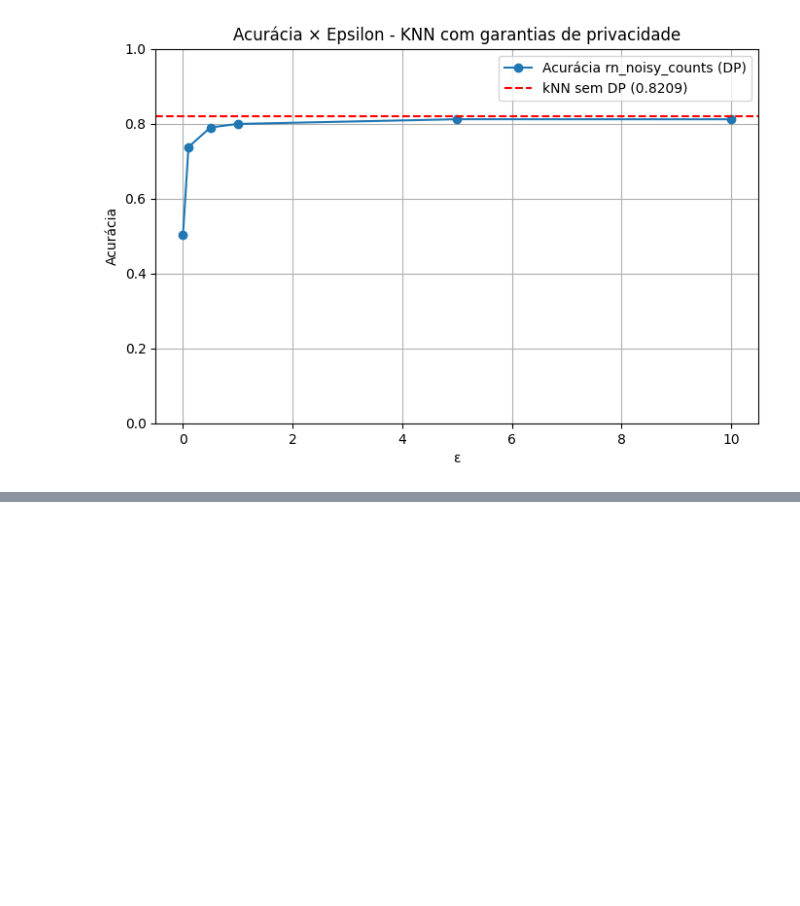
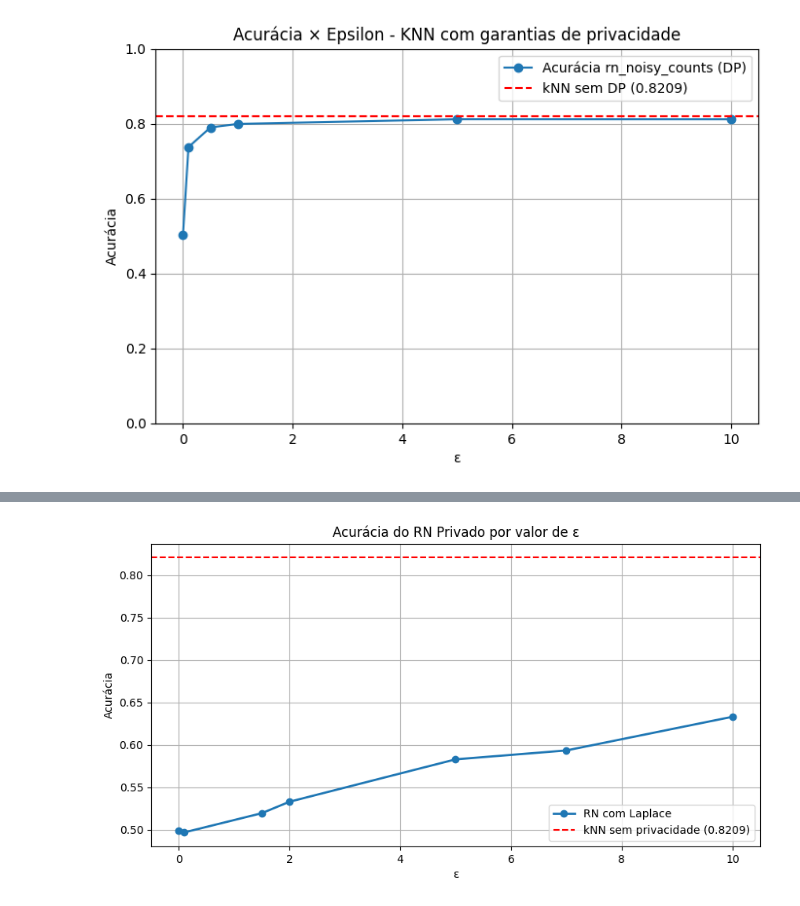
Before and after one commit to VolneySerio/Private-KNN-Laplace, a Jupyter notebook: notebooks/testing_rn.ipynb, the cells around one changed output, grey strips where cells are left out. Drawn from its saved outputs; the diff is of its cells as text; code cells hidden in the pictures; blank space fills up the shorter version.

```diff
--- a/notebooks/testing_rn.ipynb
+++ b/notebooks/testing_rn.ipynb
@@ -330,0 +427,25 @@ Isso indica que provavelmente uma equivalencia interessante a se considerar seri
+# %%
+def rn_predict_labels(X_train, y_train, X_test, r, epsilon):
+    """
+    Retorna apenas os rótulos preditos (argmax),
+    usando a função rn_private_predict que retorna contagens ruidosas.
+    """
+    noisy_vectors = rn_private_predict(X_train, y_train, X_test, r, epsilon)
+    preds = [max(scores, key=scores.get) for scores in noisy_vectors]
+    return np.array(preds)
+# %%
+from tqdm import tqdm
+import matplotlib.pyplot as plt
+
+epsilons = [0.001, 0.1, 1.5, 2, 5, 7, 10]
+accuracies = []
+
+print("Testando valores de ε:\n")
+
+for eps in tqdm(epsilons, desc="Varredura de ε"):
+
+    preds = rn_predict_labels(X_train, y_train, X_test, r=6, epsilon=eps)
+    acc = np.mean(preds == y_test)
+
+    accuracies.append(acc)
+    print(f"ε = {eps}: acurácia = {acc:.4f}")
@@ -330,0 +461,13 @@ Isso indica que provavelmente uma equivalencia interessante a se considerar seri
+# %%
+plt.figure(figsize=(10,5))
+plt.plot(epsilons, accuracies, marker='o', linewidth=2, label='RN com Laplace')
+plt.axhline(0.8209, color='red', linestyle='--', label='kNN sem privacidade (0.8209)')
+
+plt.xlabel("ε")
+plt.ylabel("Acurácia")
+plt.title("Acurácia do RN Privado por valor de ε")
+plt.legend()
+plt.grid(True)
+plt.show()
+# %% [output]
+[figure, added]
```
Also changed, not shown: parts of 7 cells of this notebook, 1 other file.
